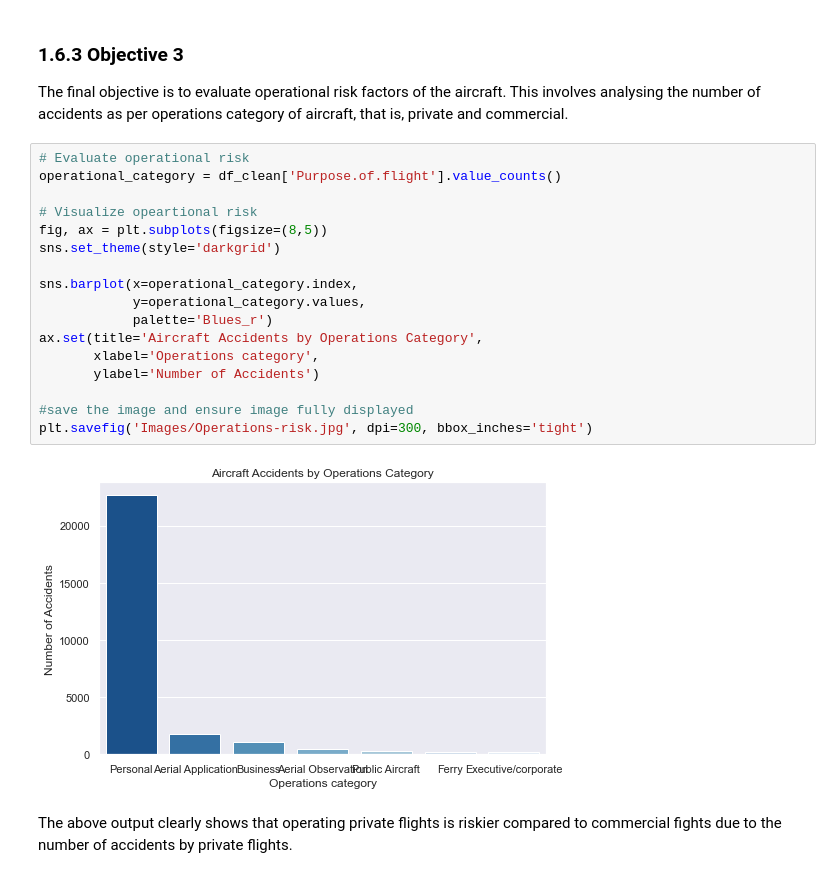
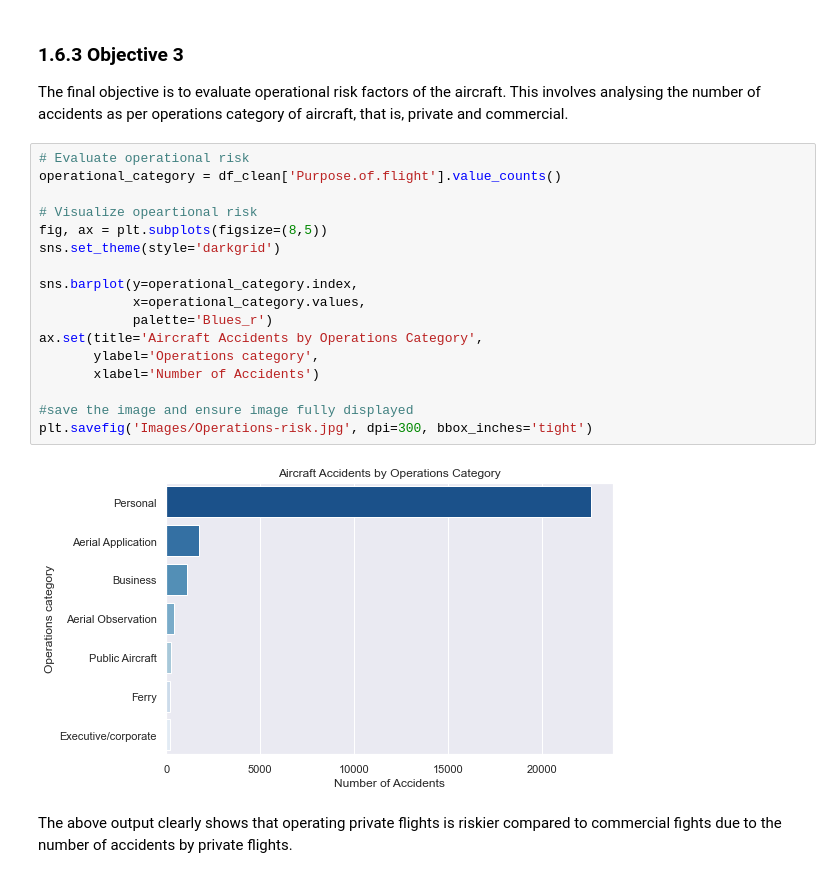
Before and after one commit to Patoh254code/Aviation_risk_analysis_Project, a Jupyter notebook: index.ipynb, the cells around one changed output. Cells and saved outputs as stored; diff of their text form.

```diff
--- a/index.ipynb
+++ b/index.ipynb
@@ -366,22 +366,22 @@ The final objective is to evaluate operational risk factors of the aircraft. Thi
 # %%
 # Evaluate operational risk
 operational_category = df_clean['Purpose.of.flight'].value_counts()
 
 # Visualize opeartional risk
 fig, ax = plt.subplots(figsize=(8,5))
 sns.set_theme(style='darkgrid')
 
-sns.barplot(x=operational_category.index,
-            y=operational_category.values,
+sns.barplot(y=operational_category.index,
+            x=operational_category.values,
             palette='Blues_r')
 ax.set(title='Aircraft Accidents by Operations Category',
-       xlabel='Operations category',
-       ylabel='Number of Accidents')
+       ylabel='Operations category',
+       xlabel='Number of Accidents')
 
 #save the image and ensure image fully displayed
 plt.savefig('Images/Operations-risk.jpg', dpi=300, bbox_inches='tight')
 # %% [output]
-[figure, old version]
+[figure, new version]
 # %% [markdown]
 The above output clearly shows that operating private flights is riskier compared to commercial fights due to the number of accidents by private flights.
 # %%
```
Also changed, not shown: 1 other file.
